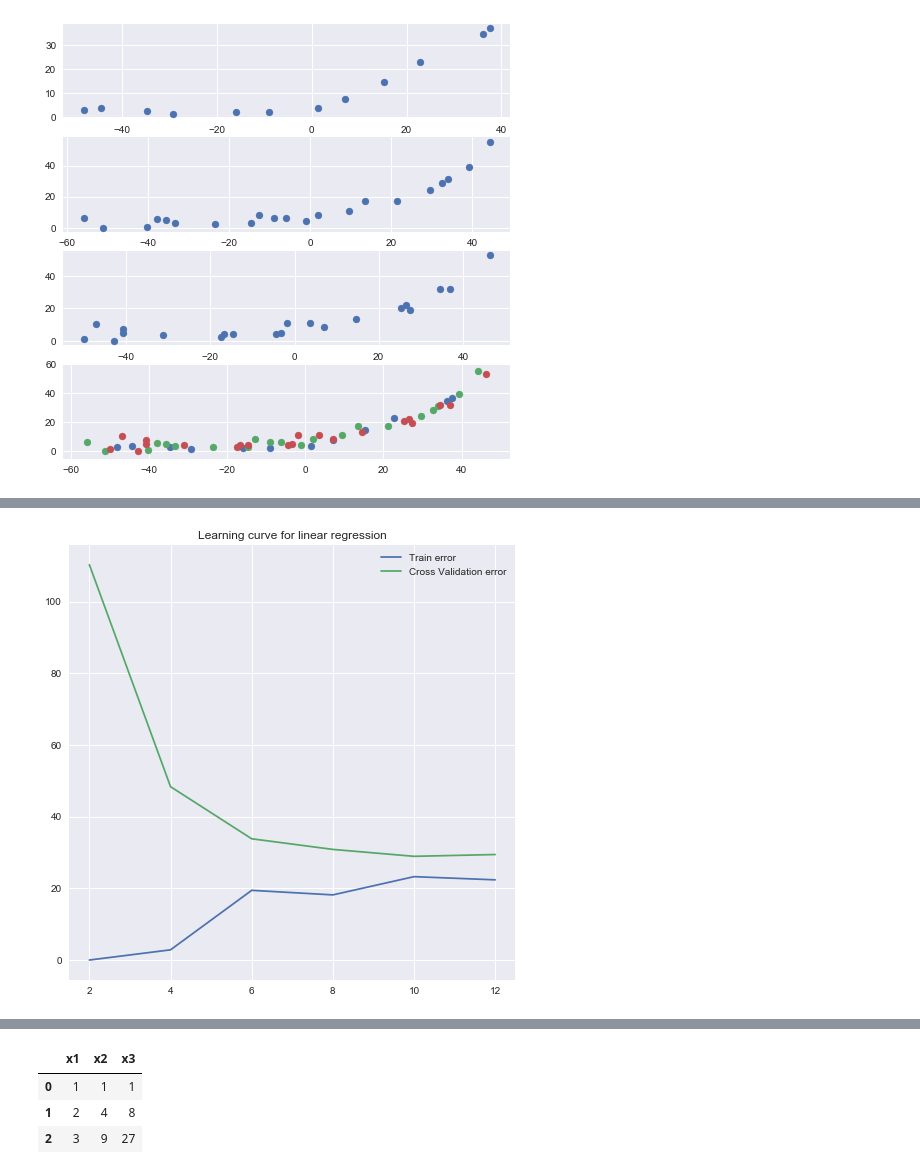
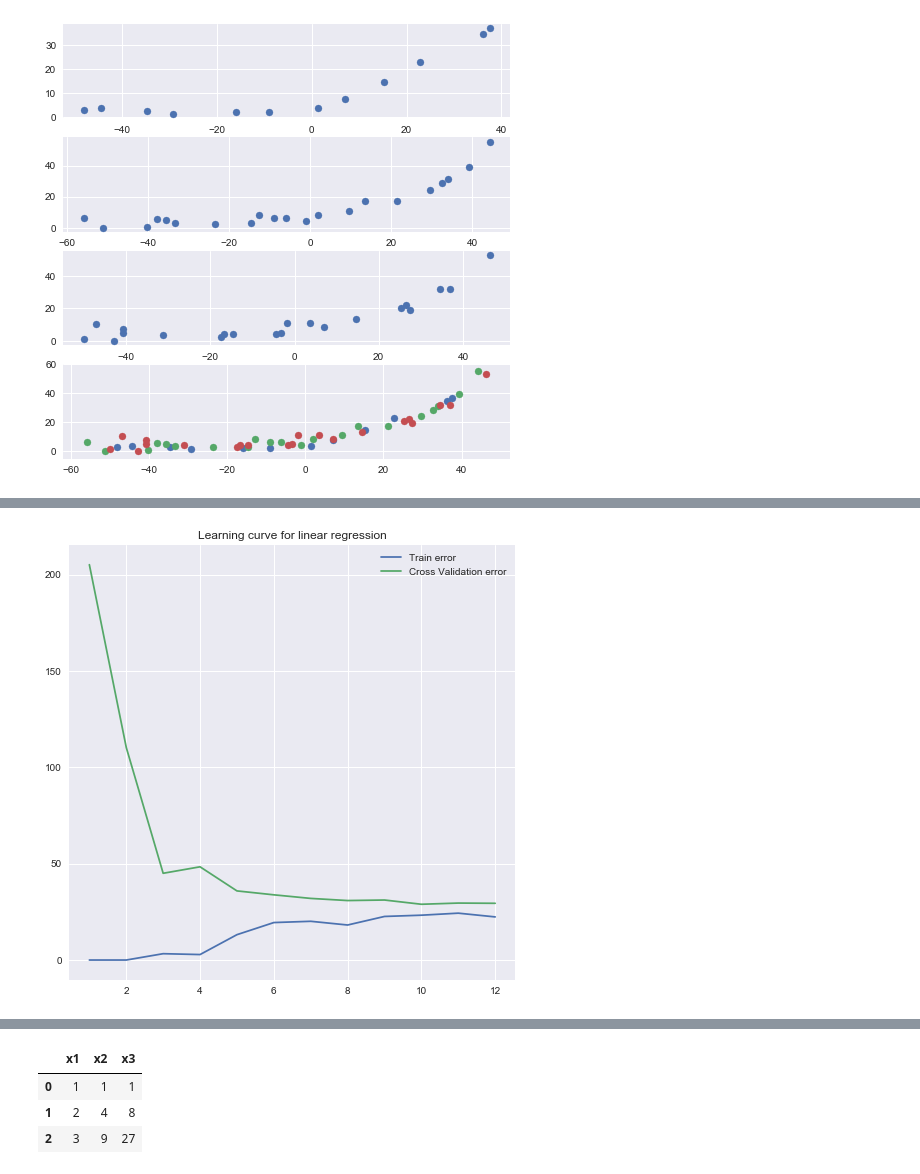
Before and after one commit to matkalinowski/ML-AndrewNg, a Jupyter notebook: ex5/Programming Exercise 5 Regularized Linear Regression and Bias v.s. Variance.ipynb, the cells around one changed output, grey strips where cells are left out. Saved outputs shown, nothing was run; the diff lists cells and outputs as text; code cells hidden in the pictures.

```diff
--- a/ex5/Programming Exercise 5 Regularized Linear Regression and Bias v.s. Variance.ipynb
+++ b/ex5/Programming Exercise 5 Regularized Linear Regression and Bias v.s. Variance.ipynb
@@ -214,11 +174,9 @@ class Linear_reg(object):
 # %%
 lam = 0
 init_theta = np.array([0, 0]).reshape([-1,1])
-lr = Linear_reg(Xtrain, ytrain, lam)
+x_ones = add_bias_unit(Xtrain)
+lr = Linear_reg(x_ones, ytrain, lam)
 
-print(f'Starting calculations at: {str(datetime.now())}')
-min_fun = opt.minimize(lr.calculate_cost, init_theta, jac=lr.perform_gradient_descent, args=(lam), options={'maxiter':50, 'disp':True})
-print(f'Finished at: {str(datetime.now())}.')
-print('Calculations ended.')
+min_fun = minimize(lr.calculate_cost, init_theta, jac=lr.perform_gradient_descent, options={'maxiter':50, 'disp':True})
 min_fun.x
 # %% [output]
@@ -233,11 +188,11 @@ Calculations ended.
 array([ 13.08790351,   0.36777923])
 # %%
 def calculate_hypothesis(X, theta):
-    x_ones = add_bias_unit(X)
-    return np.dot(x_ones, theta).reshape([-1,1])
+    return np.dot(X, theta).reshape([-1,1])
 
 def initialize_hypothesis_df(X, y, theta):
     df = X.copy()
+    df.columns = ['ones', 'x']
     df['y'] = y
     df['pred'] = calculate_hypothesis(X, theta)
     return df
@@ -251,8 +206,9 @@ def plot_hypothesis(X, theta):
     plt.legend()
 
 theta = min_fun.x
+x_ones = add_bias_unit(Xtrain)
 
-hypothesis_df = initialize_hypothesis_df(Xtrain, ytrain, theta)
+hypothesis_df = initialize_hypothesis_df(x_ones, ytrain, theta)
 plot_hypothesis(hypothesis_df, theta)
 # %% [output]
 [figure]
@@ -263,39 +219,38 @@ def calculate_error(X, y, theta):
     err = h - y
     return np.sum(np.power(err,2)) / (2*m)
 
-def calculate_learning_curve(Xtrain, ytrain, split_size, Xval, yval):
+def calculate_learning_curve(Xtrain, ytrain, Xval, yval,split_size, lam):
     m = Xtrain.shape[0]
-    init_theta = np.zeros(Xtrain.shape[1] + 1).reshape([-1,1])
-
+    init_theta = np.zeros(Xtrain.shape[1]).reshape([-1,1])
     train_errors = []
     val_errors = []
     split_sizes= []
     for s in range(split_size, m+1, split_size):
         split_sizes.append(s)
         x = Xtrain[0:s]
         y = ytrain[0:s]
 
         lr = Linear_reg(x, y, lam)
-        min_fun = minimize(lr.calculate_cost, init_theta, jac=lr.perform_gradient_descent, args=(lam), options={'maxiter':50, 'disp':False})
+        min_fun = minimize(lr.calculate_cost, init_theta, jac=lr.perform_gradient_descent, options={'maxiter':50, 'disp':False})
 
         theta = min_fun.x
         train_errors.append(calculate_error(x, y, theta))
         val_errors.append(calculate_error(Xval, yval, theta))
     return train_errors, val_errors, split_sizes
 
 def plot_learning_curve(train_errors, val_errors, split_sizes):
     fig, axes = plt.subplots(figsize=[8,8])
     plt.plot(split_sizes, train_errors)
     plt.plot(split_sizes, val_errors)
     plt.title('Learning curve for linear regression')
     axes.legend(['Train error', 'Cross Validation error'])
 
 
 lam = 0
-init_theta = np.array([0, 0]).reshape([-1,1])
-split_size = 2
+split_size = 1
 
-train_errors, val_errors, split_sizes = calculate_learning_curve(Xtrain, ytrain, split_size,  Xval, yval)
+
+train_errors, val_errors, split_sizes = calculate_learning_curve(add_bias_unit(Xtrain), ytrain,  add_bias_unit(Xval), yval, split_size, lam)
 plot_learning_curve(train_errors, val_errors, split_sizes)
 # %% [output]
-[figure, old version]
+[figure, new version]
```
Also changed, not shown: parts of 17 cells of this notebook, 9 other files.
